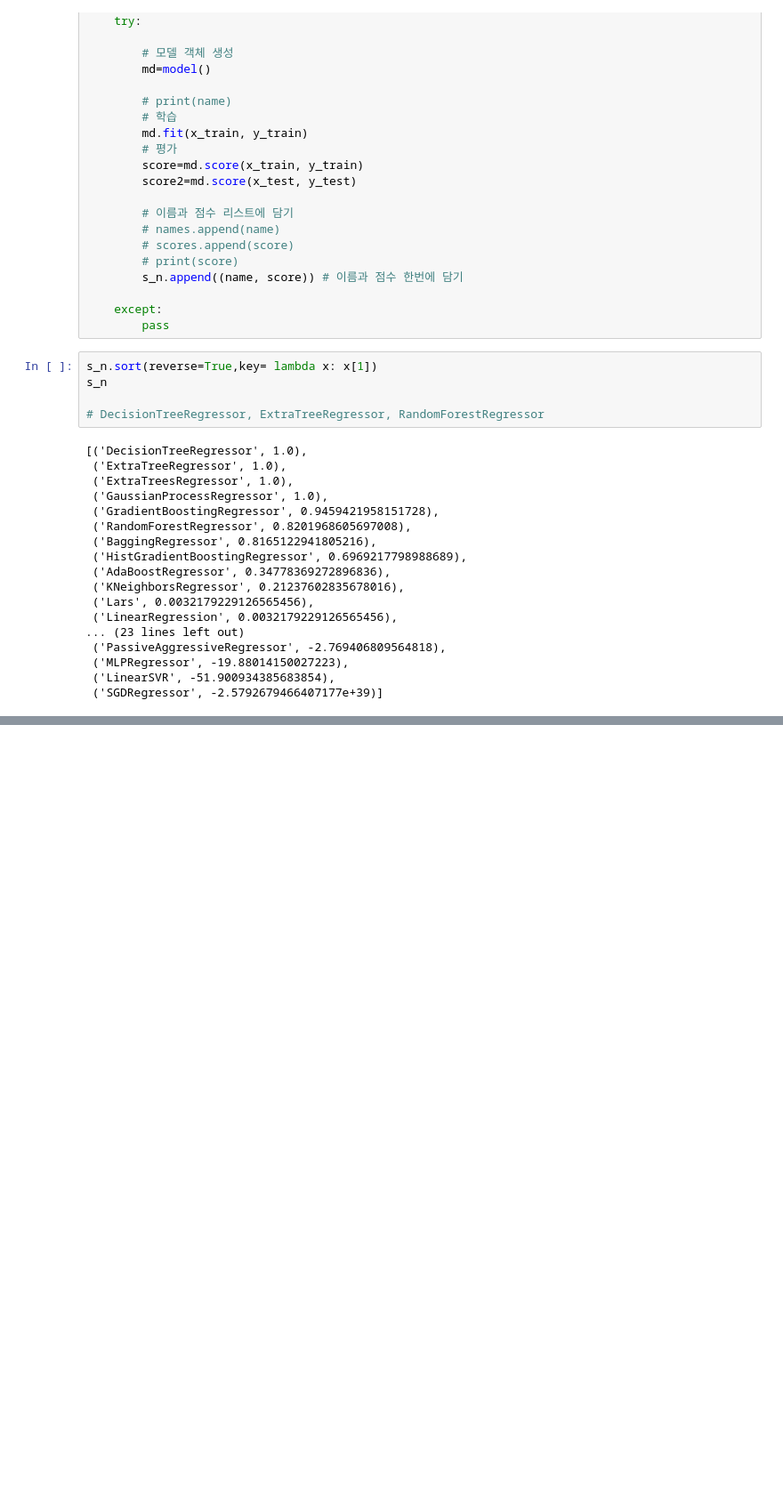
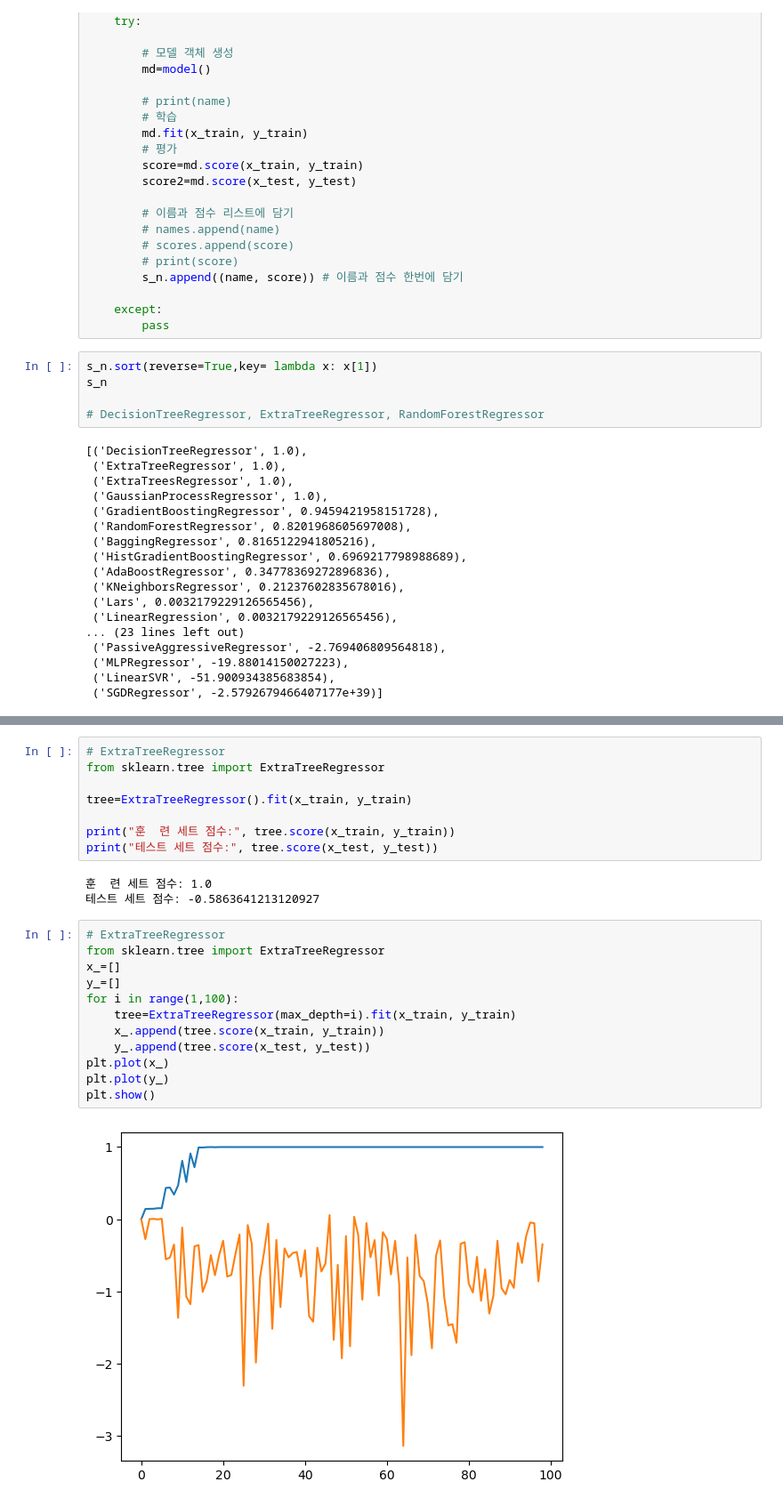
Before and after one commit to Son-BR/KDT_Projects, a Jupyter notebook: EXAM_ML/ML_Project/train02.ipynb, the cells around one changed output, grey strips where cells are left out. Shown: that part at 89% size. Drawn from its saved outputs; the diff is of its cells as text; blank space fills up the shorter version.

```diff
--- a/EXAM_ML/ML_Project/train02.ipynb
+++ b/EXAM_ML/ML_Project/train02.ipynb
@@ -364,0 +413,25 @@ s_n
+# %%
+# ExtraTreeRegressor
+from sklearn.tree import ExtraTreeRegressor
+
+tree=ExtraTreeRegressor().fit(x_train, y_train)
+
+print("훈  련 세트 점수:", tree.score(x_train, y_train))
+print("테스트 세트 점수:", tree.score(x_test, y_test))
+# %% [output]
+훈  련 세트 점수: 1.0
+테스트 세트 점수: -0.5863641213120927
+# %%
+# ExtraTreeRegressor
+from sklearn.tree import ExtraTreeRegressor
+x_=[]
+y_=[]
+for i in range(1,100):
+    tree=ExtraTreeRegressor(max_depth=i).fit(x_train, y_train)
+    x_.append(tree.score(x_train, y_train))
+    y_.append(tree.score(x_test, y_test))
+plt.plot(x_)
+plt.plot(y_)
+plt.show()
+# %% [output]
+[figure, added]
```
Also changed, not shown: parts of 26 cells of this notebook, 1 other file.
